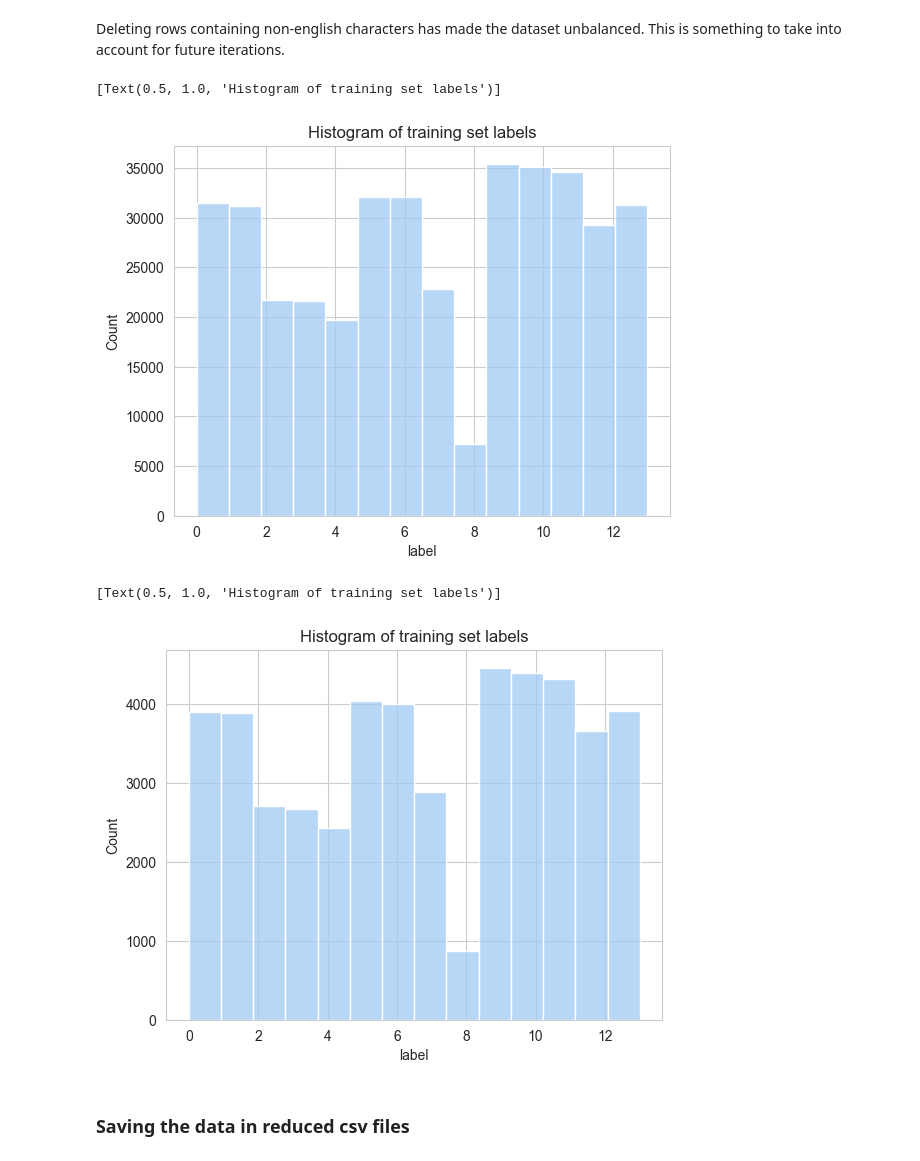
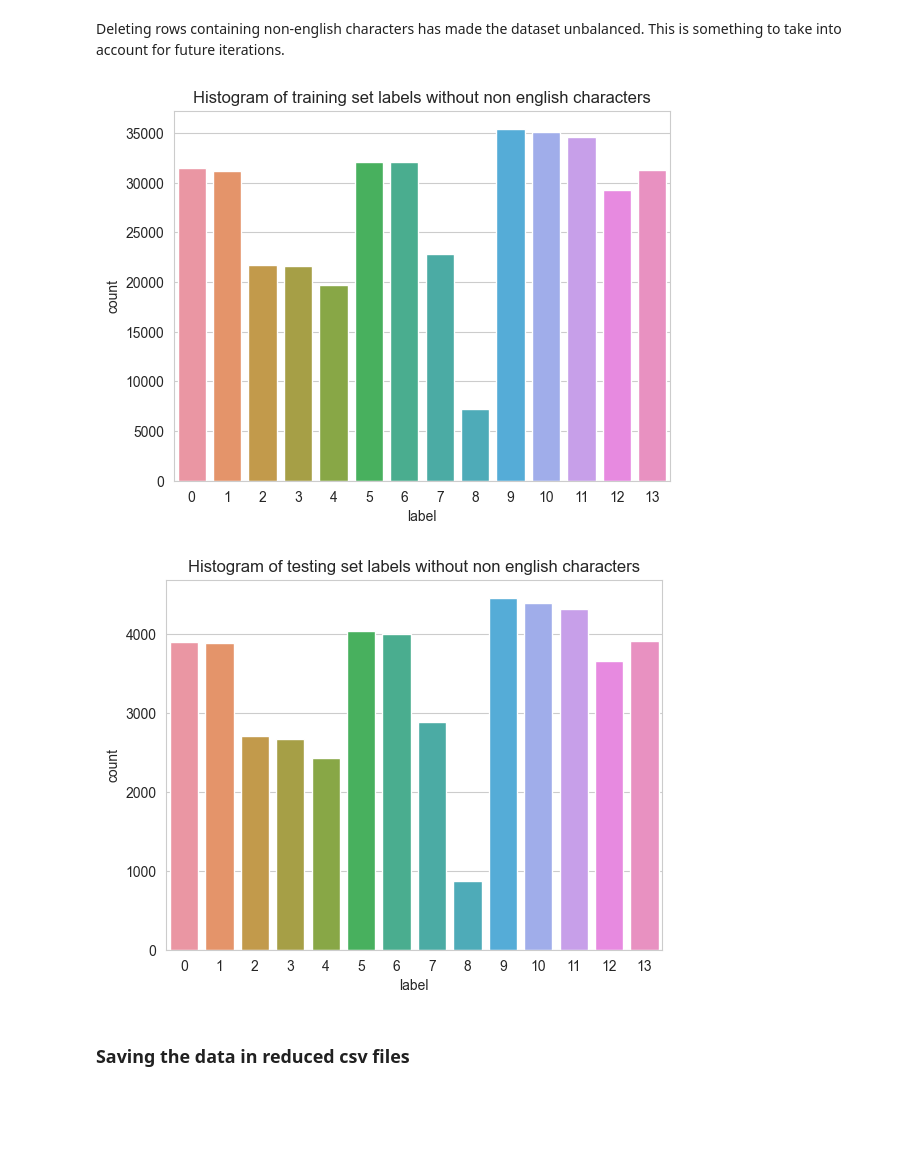
Before and after one commit to javi99/NLP_final, a Jupyter notebook: descriptive_statistics.ipynb, the cells around one changed output. Cells and saved outputs as stored; diff of their text form; code cells hidden in the pictures; blank space fills up the shorter version.

```diff
--- a/descriptive_statistics.ipynb
+++ b/descriptive_statistics.ipynb
@@ -210,17 +212,17 @@ clean_df_test.head()
 # %% [markdown]
 Deleting rows containing non-english characters has made the dataset unbalanced. This is something to take into account for future iterations.
 # %%
-ax = sns.histplot(data=clean_df_train, x="label", bins = len(clean_df_train["label"].unique()))
-ax.set(title = "Histogram of training set labels")
+ax = sns.countplot(clean_df_train["label"].astype(int))
+ax.set(title = "Histogram of training set labels without non english characters")
+plt.show()
 # %% [output]
-[Text(0.5, 1.0, 'Histogram of training set labels')]
-[figure, old version]
+[figure, new version]
 # %%
-ax = sns.histplot(data=clean_df_test, x="label", bins = len(clean_df_test["label"].unique()))
-ax.set(title = "Histogram of training set labels")
+ax = sns.countplot(clean_df_test["label"])
+ax.set(title = "Histogram of testing set labels without non english characters")
+plt.show()
 # %% [output]
-[Text(0.5, 1.0, 'Histogram of training set labels')]
-[figure, old version]
+[figure, new version]
 # %% [markdown]
 ### Saving the data in reduced csv files
 # %%
```
Also changed, not shown: parts of 3 cells of this notebook, 1 other file.
